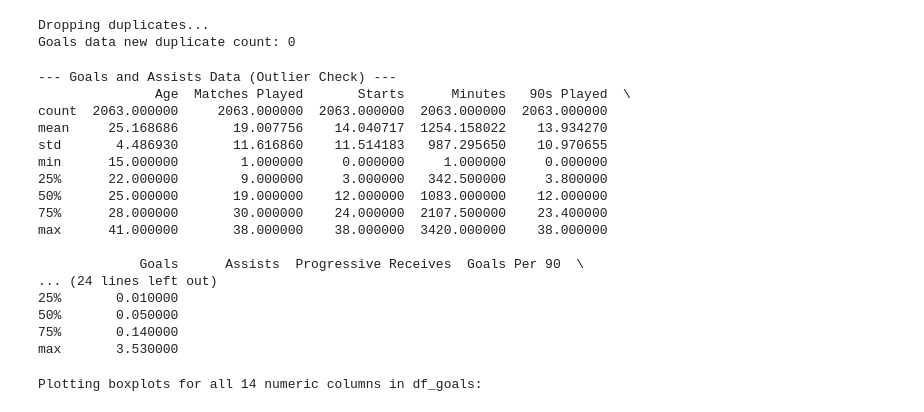
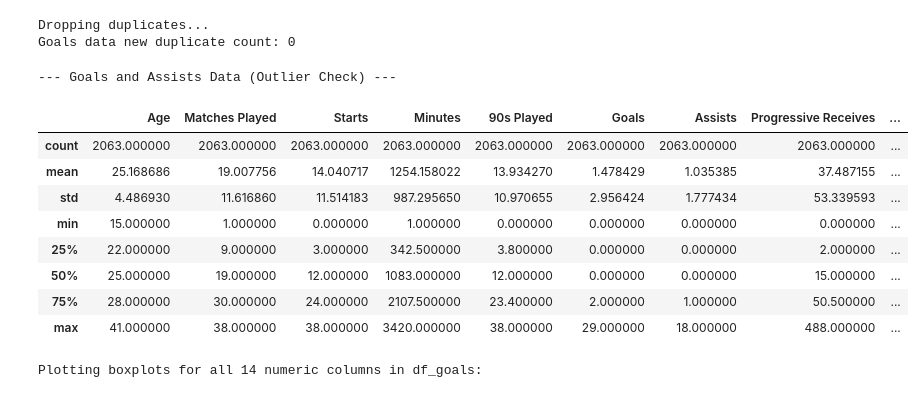
Before and after one commit to springboardmentor345a-create/Projects_2, a Jupyter notebook: Model Training/Notebooks/Goals and Assists Notebook.ipynb, the cells around one changed output. Drawn from its saved outputs; the diff is of its cells as text; code cells hidden in the pictures.

```diff
--- a/Model Training/Notebooks/Goals and Assists Notebook.ipynb
+++ b/Model Training/Notebooks/Goals and Assists Notebook.ipynb
@@ -65,24 +57,18 @@ print(f"Goals data new duplicate count: {df_goals_and_assists_cleaned.duplicated
 Dropping duplicates...
 Goals data new duplicate count: 0
 # %%
+# Checking For Outliers
 print("--- Goals and Assists Data (Outlier Check) ---")
-print(df_goals_and_assists_cleaned.describe())
+df_goals_and_assists_cleaned.describe()
 # %% [output]
 --- Goals and Assists Data (Outlier Check) ---
-               Age  Matches Played       Starts      Minutes   90s Played  \
-count  2063.000000     2063.000000  2063.000000  2063.000000  2063.000000
-mean     25.168686       19.007756    14.040717  1254.158022    13.934270
-std       4.486930       11.616860    11.514183   987.295650    10.970655
-min      15.000000        1.000000     0.000000     1.000000     0.000000
-25%      22.000000        9.000000     3.000000   342.500000     3.800000
-50%      25.000000       19.000000    12.000000  1083.000000    12.000000
-75%      28.000000       30.000000    24.000000  2107.500000    23.400000
-max      41.000000       38.000000    38.000000  3420.000000    38.000000
-
-             Goals      Assists  Progressive Receives  Goals Per 90  \
-... (24 lines left out)
-25%       0.010000
-50%       0.050000
-75%       0.140000
-max       3.530000
+|  | Age | Matches Played | Starts | Minutes | 90s Played | Goals | Assists | Progressive Receives | ... |
+| count | 2063.000000 | 2063.000000 | 2063.000000 | 2063.000000 | 2063.000000 | 2063.000000 | 2063.000000 | 2063.000000 | ... |
+| mean | 25.168686 | 19.007756 | 14.040717 | 1254.158022 | 13.934270 | 1.478429 | 1.035385 | 37.487155 | ... |
+| std | 4.486930 | 11.616860 | 11.514183 | 987.295650 | 10.970655 | 2.956424 | 1.777434 | 53.339593 | ... |
+| min | 15.000000 | 1.000000 | 0.000000 | 1.000000 | 0.000000 | 0.000000 | 0.000000 | 0.000000 | ... |
+| 25% | 22.000000 | 9.000000 | 3.000000 | 342.500000 | 3.800000 | 0.000000 | 0.000000 | 2.000000 | ... |
+| 50% | 25.000000 | 19.000000 | 12.000000 | 1083.000000 | 12.000000 | 0.000000 | 0.000000 | 15.000000 | ... |
+| 75% | 28.000000 | 30.000000 | 24.000000 | 2107.500000 | 23.400000 | 2.000000 | 1.000000 | 50.500000 | ... |
+| max | 41.000000 | 38.000000 | 38.000000 | 3420.000000 | 38.000000 | 29.000000 | 18.000000 | 488.000000 | ... |
 # %%
```
Also changed, not shown: parts of 18 cells of this notebook, 3 other files.
